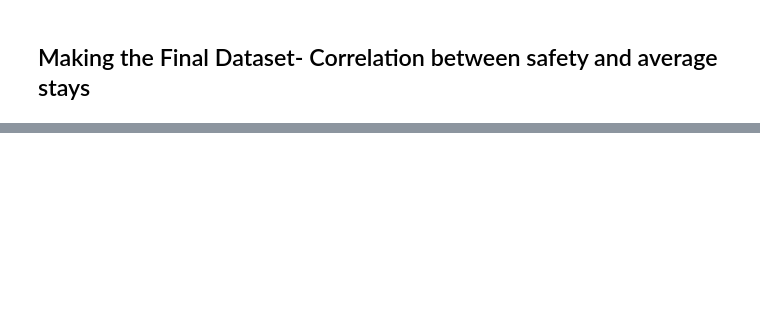
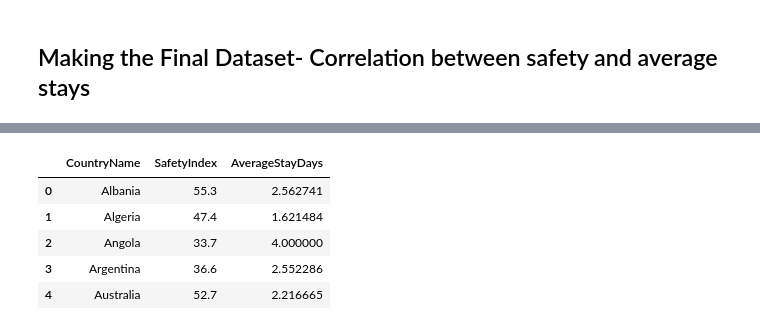
Before and after one commit to IuliaBunescu/tourism_clustering_project, a Jupyter notebook: EDA/correlation-safety-index-average-stay-Irina.ipynb, the cells around one changed output, grey strips where cells are left out. Cells and saved outputs as stored; diff of their text form; code cells hidden in the pictures; blank space fills up the shorter version.

```diff
--- a/EDA/correlation-safety-index-average-stay-Irina.ipynb
+++ b/EDA/correlation-safety-index-average-stay-Irina.ipynb
@@ -30,2 +7,14 @@ df
+# %%
+df = pd.read_csv("../Data/final_dataset.csv")
+# Select relevant columns and drop rows with NaN values in either column
+subset = df[['CountryName', 'SafetyIndex', 'AverageStayDays']].dropna()
+subset.head()
+# %% [output]
+|  | CountryName | SafetyIndex | AverageStayDays |
+| 0 | Albania | 55.3 | 2.562741 |
+| 1 | Algeria | 47.4 | 1.621484 |
+| 2 | Angola | 33.7 | 4.000000 |
+| 3 | Argentina | 36.6 | 2.552286 |
+| 4 | Australia | 52.7 | 2.216665 |
 # %%
 #We want to determine the correlation between average stay and safety
```
Also changed, not shown: parts of 6 cells of this notebook.
